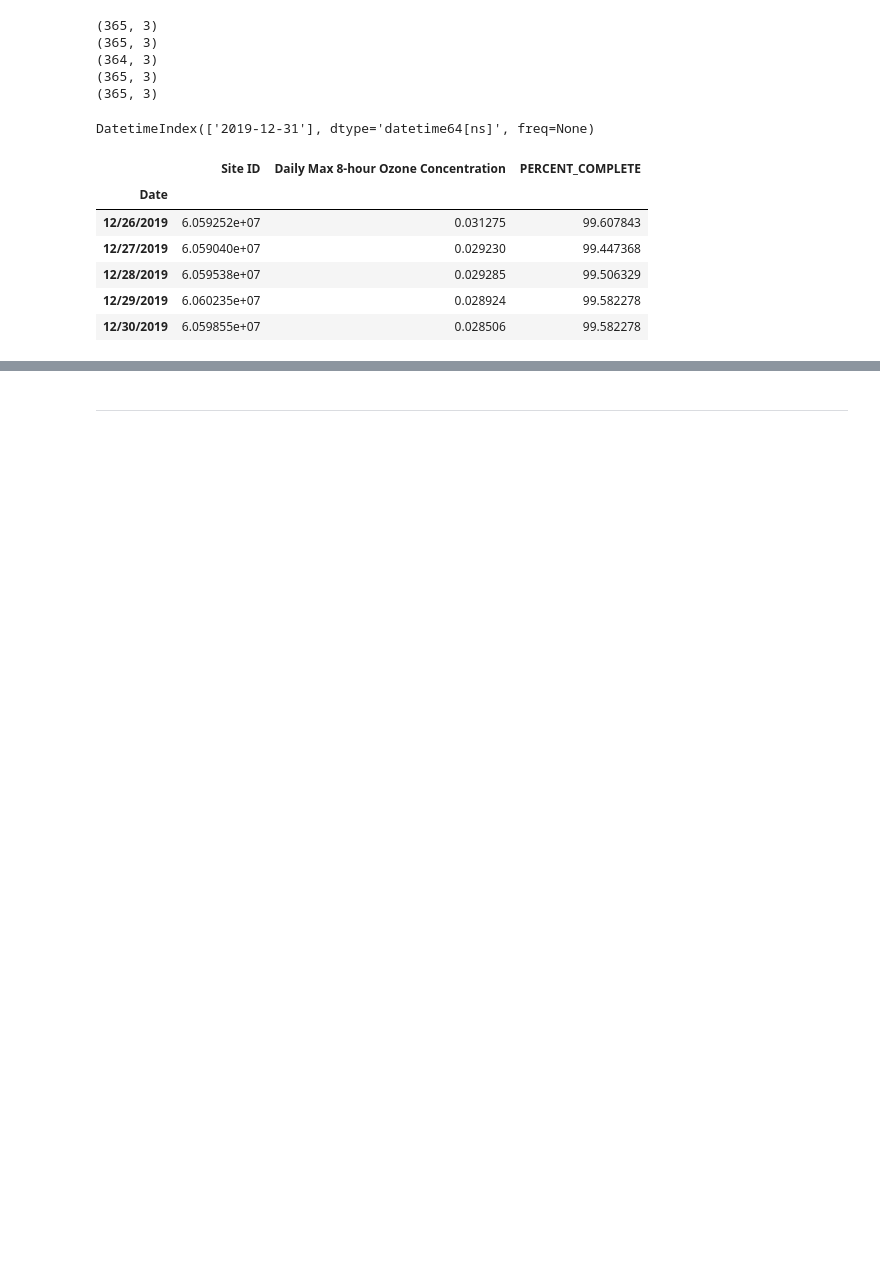
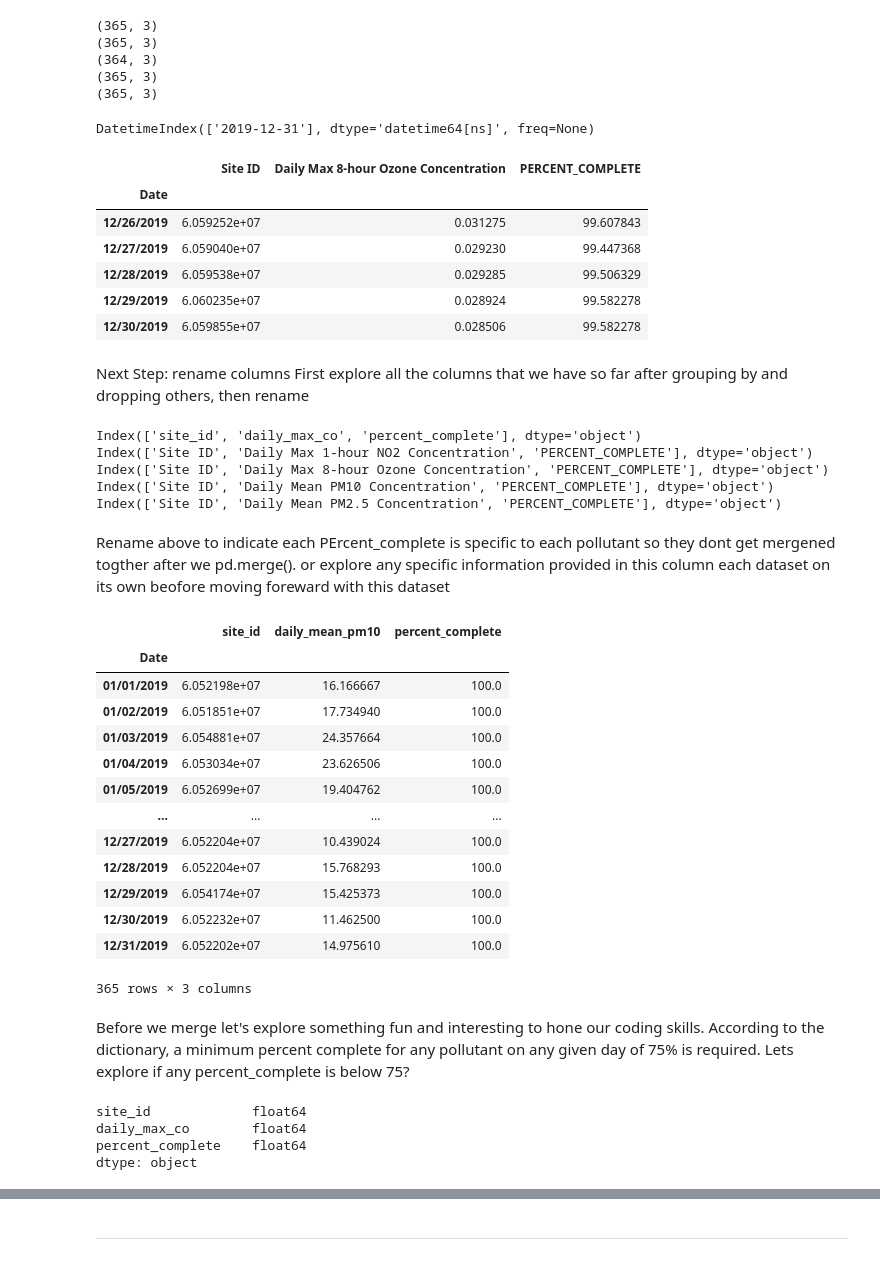
Before and after one commit to thekra-a/DS_capstone, a Jupyter notebook: data_cleaning_2024/AQ_data_cleaning_2024.ipynb, the cells around one changed output, grey strips where cells are left out. Drawn from its saved outputs; the diff is of its cells as text; code cells hidden in the pictures; blank space fills up the shorter version.

Commit message:
cleaned and processed 5 datasets of 2019

```diff
--- a/data_cleaning_2024/AQ_data_cleaning_2024.ipynb
+++ b/data_cleaning_2024/AQ_data_cleaning_2024.ipynb
@@ -197,0 +233,15 @@ o3_19.tail()
+# %% [markdown]
+Next Step: rename columns
+First explore all the columns that we have so far after grouping by and dropping others, then rename
+# %%
+print(co_19.columns)
+print(no2_19.columns)
+print(o3_19.columns)
+print(pm10_19.columns)
+print(pm25_19.columns)
+# %% [output]
+Index(['site_id', 'daily_max_co', 'percent_complete'], dtype='object')
+Index(['Site ID', 'Daily Max 1-hour NO2 Concentration', 'PERCENT_COMPLETE'], dtype='object')
+Index(['Site ID', 'Daily Max 8-hour Ozone Concentration', 'PERCENT_COMPLETE'], dtype='object')
+Index(['Site ID', 'Daily Mean PM10 Concentration', 'PERCENT_COMPLETE'], dtype='object')
+Index(['Site ID', 'Daily Mean PM2.5 Concentration', 'PERCENT_COMPLETE'], dtype='object')
@@ -197,0 +251,36 @@ o3_19.tail()
+# %%
+no2_19.rename(columns={'Site ID':'site_id','Daily Max 1-hour NO2 Concentration':'daily_max_no2', 'PERCENT_COMPLETE':'percent_complete'}, inplace=True)
+o3_19.rename(columns={'Site ID':'site_id','Daily Max 8-hour Ozone Concentration':'daily_max_o3','PERCENT_COMPLETE':'percent_complete'}, inplace=True)
+pm10_19.rename(columns={'Site ID':'site_id','Daily Mean PM10 Concentration':'daily_mean_pm10','PERCENT_COMPLETE':'percent_complete'}, inplace=True)
+pm25_19.rename(columns={'Site ID':'site_id','Daily Mean PM2.5 Concentration':'daily_mean_pm2.5','PERCENT_COMPLETE':'percent_complete'}, inplace=True)
+# %% [markdown]
+Rename above to indicate each PErcent_complete is specific to each pollutant so they dont get mergened togther after we pd.merge(). or explore any specific information provided in this column each dataset on its own beofore moving foreward with this dataset
+# %%
+#have a look at how it looks now
+pm10_19
+# %% [output]
+|  | site_id | daily_mean_pm10 | percent_complete |
+| Date |  |  |  |
+| 01/01/2019 | 6.052198e+07 | 16.166667 | 100.0 |
+| 01/02/2019 | 6.051851e+07 | 17.734940 | 100.0 |
+| 01/03/2019 | 6.054881e+07 | 24.357664 | 100.0 |
+| 01/04/2019 | 6.053034e+07 | 23.626506 | 100.0 |
+| 01/05/2019 | 6.052699e+07 | 19.404762 | 100.0 |
+| ... | ... | ... | ... |
+| 12/27/2019 | 6.052204e+07 | 10.439024 | 100.0 |
+| 12/28/2019 | 6.052204e+07 | 15.768293 | 100.0 |
+| 12/29/2019 | 6.054174e+07 | 15.425373 | 100.0 |
+| 12/30/2019 | 6.052232e+07 | 11.462500 | 100.0 |
+| 12/31/2019 | 6.052202e+07 | 14.975610 | 100.0 |
+365 rows × 3 columns
+# %% [markdown]
+Before we merge let's explore something fun and interesting to hone our coding skills.
+According to the dictionary, a minimum percent complete for any pollutant on any given day of 75% is required.
+Lets explore if any percent_complete is below 75?
+# %%
+co_19.dtypes
+# %% [output]
+site_id             float64
+daily_max_co        float64
+percent_complete    float64
+dtype: object
```
Also changed, not shown: parts of 32 cells of this notebook.
